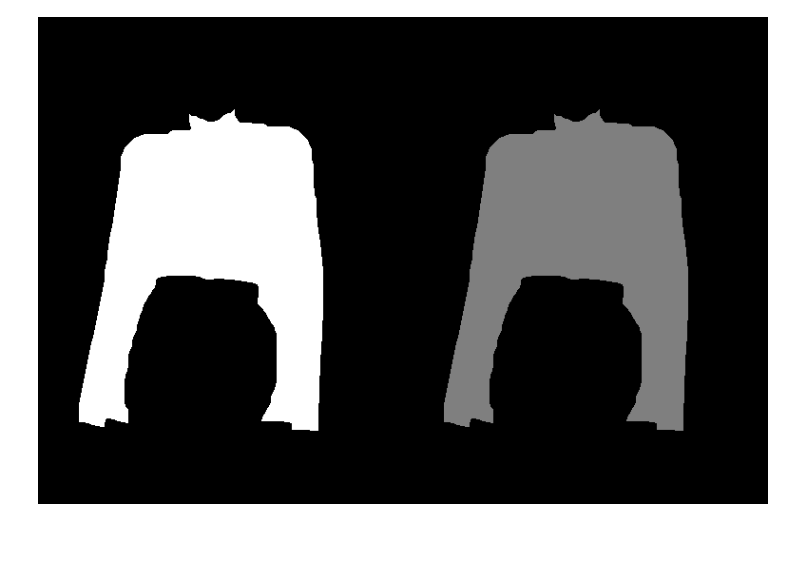
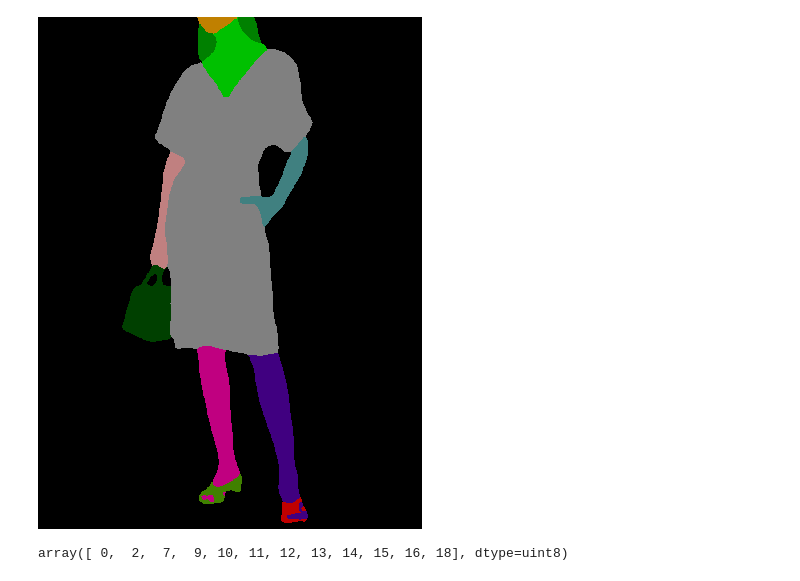
Before and after one commit to hosjiu1702/H-engine, a Jupyter notebook: notebooks/parse_agnostic_mask.ipynb, the cells around one changed output. Saved outputs shown, nothing was run; the diff lists cells and outputs as text; code cells hidden in the pictures; blank space fills up the shorter version.

```diff
--- a/notebooks/parse_agnostic_mask.ipynb
+++ b/notebooks/parse_agnostic_mask.ipynb
@@ -10,3 +11,4 @@ from src.utils.mask import get_mask_location
 gpu_id = 0
 human_parser = Parsing(gpu_id)
 openpose = OpenPose(gpu_id)
+masker = Masker()
@@ -30,4 +51,11 @@ mask, mask_gray = get_mask_location(
-# %%
-make_image_grid([mask, mask_gray], rows=1, cols=2)
-# %% [output]
-[figure, removed]
+# %%
+body_parse
+# %% [output]
+[figure, added]
+# %%
+import numpy as np
+parse_array = np.array(body_parse)
+np.unique(parse_array)
+# parse_array[parse_array == 4]
+# %% [output]
+array([ 0,  2,  7,  9, 10, 11, 12, 13, 14, 15, 16, 18], dtype=uint8)
```
Also changed, not shown: parts of 6 cells of this notebook, 1 other file.
